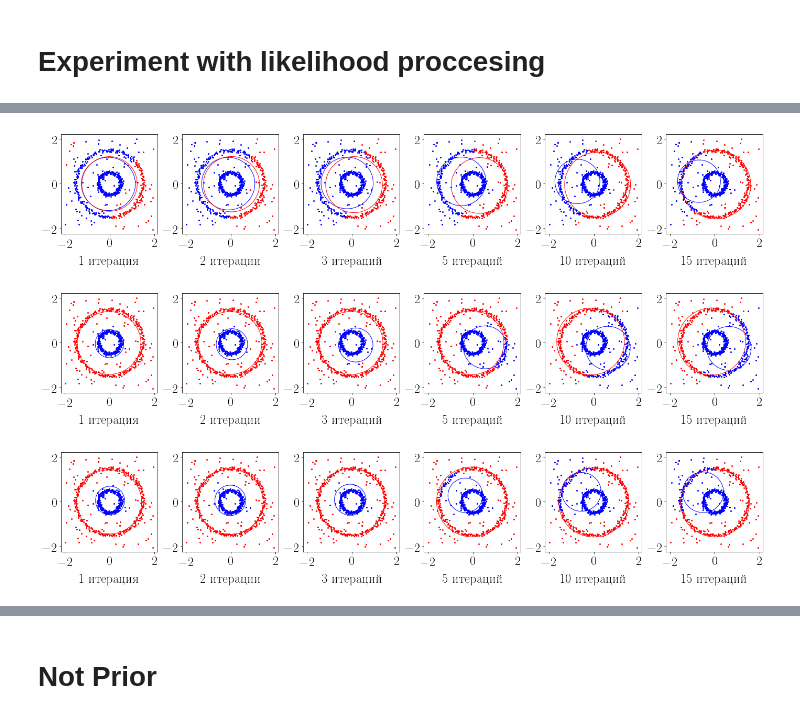
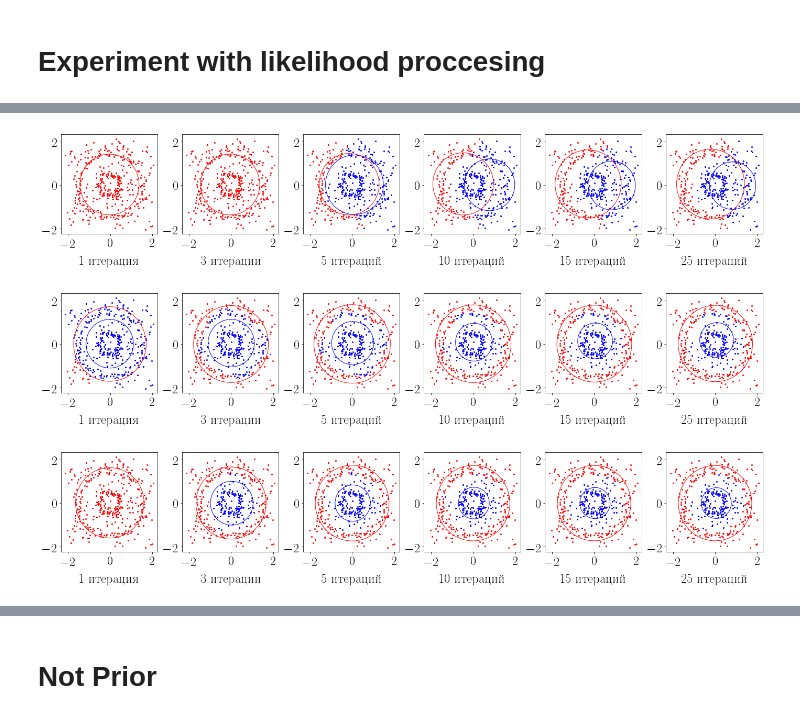
Before and after one commit to andriygav/EMprior, a Jupyter notebook: code/graph.ipynb, the cells around one changed output, grey strips where cells are left out. Cells and saved outputs as stored; diff of their text form; code cells hidden in the pictures.

```diff
--- a/code/graph.ipynb
+++ b/code/graph.ipynb
@@ -516,7 +512,7 @@ for k in range(K):
 
 HypPar = {'beta': 1}
 
-HpMd = HyperModelNN(input_dim = n, hidden_dim = 3, output_dim = K, device = device)
+HpMd = HyperModelNN(input_dim = n, hidden_dim = 5, output_dim = K, device = device, epochs=1000)
 
 model = MixtureExpert(input_dim = n, K = K, HyperParameters = HypPar, HyperModel = HpMd, ListOfModels = LoM, device = device)
 
@@ -631,7 +627,7 @@ plt.rcParams["legend.labelspacing"] = 0.1
 plt.rcParams["legend.handletextpad"] = 0.1
 #################################################
 
-epochs = [1, 2, 3, 5, 10, 15]
+epochs = [1, 3, 5, 10, 15, 25]
 
 t = np.linspace(0, 2*np.pi, 100)
 
@@ -646,7 +642,7 @@ elif lang == 'ru':
 if lang == 'eng':
     cols = [str(e) + 'epoch' for e in epochs]
 elif lang == 'ru':
-    cols = ['1 итерация', '2 итерации', '3 итераций', '5 итераций', '10 итераций', '15 итераций']
+    cols = ['1 итерация', '3 итерации', '5 итераций', '10 итераций', '15 итераций', '25 итераций']
 
 
 # -----------------1---------------------
@@ -775,25 +771,9 @@ def log_likelihood(Y, X, model):
 
 
     return torch.logsumexp(torch.log(pi)*2.0/(model.HyperParameters['beta'] + 1e-15)*((Y_tr-m)**2), dim = 1).mean().item()
-# %%
-np.random.seed(0)
-
-N = 300
-N_noise = 100
-n = 3
-r1 = 0.5
-r2 = 1.5
-phi = np.linspace(0, 2*np.pi, N)
-
-x0 = 0
-y0 = 0
-
-# x = np.hstack([r1*np.sin(phi) + x0, r2*np.sin(phi) + x0])
-x = np.hstack([r1*np.sin(phi) + x0, r2*np.sin(phi) + x0, 4*(np.random.rand(N_noise)-0.5) + x0])
-x += 0.05*np.random.randn(x.shape[0])
-# y = np.hstack([r1*np.cos(phi) + y0, r2*np.cos(phi) + y0])
-y = np.hstack([r1*np.cos(phi) + y0, r2*np.cos(phi) + y0, 4*(np.random.rand(N_noise)-0.5) + y0])
-y += 0.05*np.random.randn(y.shape[0])
+# %%
+data = pd.read_csv('Data/3.csv')
+x, y = np.array(data).T
 # %%
 X = np.vstack([x, y, np.ones_like(x)]).T
 Y = x**2+y**2
@@ -1009,7 +989,7 @@ plt.rcParams["legend.labelspacing"] = 0.1
 plt.rcParams["legend.handletextpad"] = 0.1
 #################################################
 
-epochs = [1, 2, 3, 5, 10, 15]
+epochs = [1, 3, 5, 10, 15, 25]
 
 t = np.linspace(0, 2*np.pi, 100)
 
@@ -1024,7 +1004,7 @@ elif lang == 'ru':
 if lang == 'eng':
     cols = [str(e) + 'epoch' for e in epochs]
 elif lang == 'ru':
-    cols = ['1 итерация', '2 итерации', '3 итераций', '5 итераций', '10 итераций', '15 итераций']
+    cols = ['1 итерация', '3 итерации', '5 итераций', '10 итераций', '15 итераций', '25 итераций']
 
 
 # -----------------1---------------------
@@ -1088,36 +1068,36 @@ plt.show()
 
 # -----------------3---------------------
 fig = plt.figure();
 
 gs = gridspec.GridSpec(1, len(epochs))
 
 ax = []
 for k in range(len(epochs)):
     ax.append(fig.add_subplot(gs[k]))
 
 for k in range(len(ax)):
     ax[k].set_title(cols[k], y=-0.34)
 
 List_of_step = [((List_of_circles_Prior_Regular[0, k], List_of_idxs_Prior_Regular[0, k]), k) for k in epochs]
 for k in range(len(List_of_step)):
     (CIRCLE, idx), epoch = List_of_step[k]
 
     for i in np.unique(idx):
         _ = ax[k].plot(x[idx == i], y[idx == i], '.', color = colors[i])
 
         x0, y0, r = CIRCLE[i]
         x_plot = x0 + r*np.sin(t)
         y_plot = y0 + r*np.cos(t)
 
         _ = ax[k].plot(x_plot, y_plot, '-', color = colors[i])
 
 plt.subplots_adjust(wspace=0.25, hspace=0.35)
 # plt.savefig('./' + folder_result + '/experiment_real_regular.pdf', bbox_inches='tight')
 plt.show()
 # %% [output]
-[figure, old version]
+[figure, new version]
-[figure, old version]
+[figure, new version]
-[figure, old version]
+[figure, new version]
 # %%
 Text_size = 24
 
```
Also changed, not shown: parts of 24 cells of this notebook, 19 other files.
